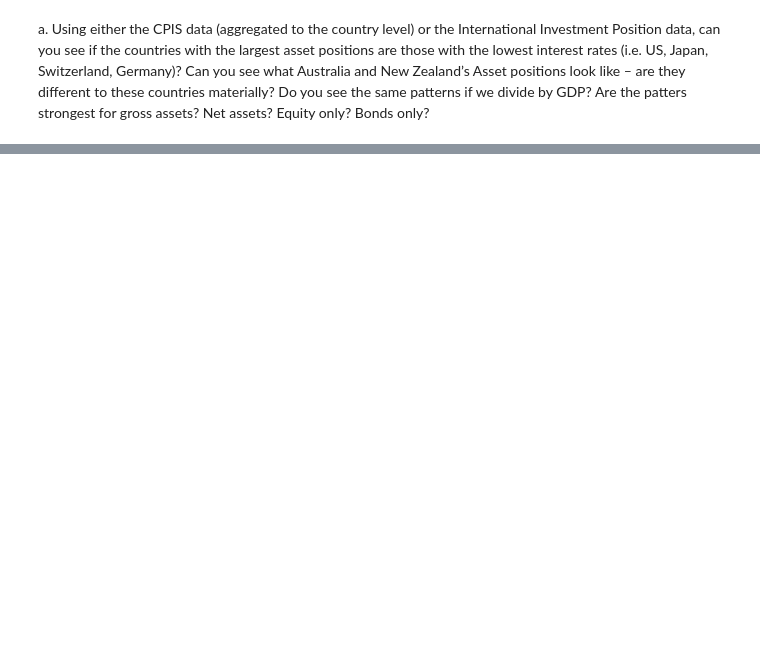
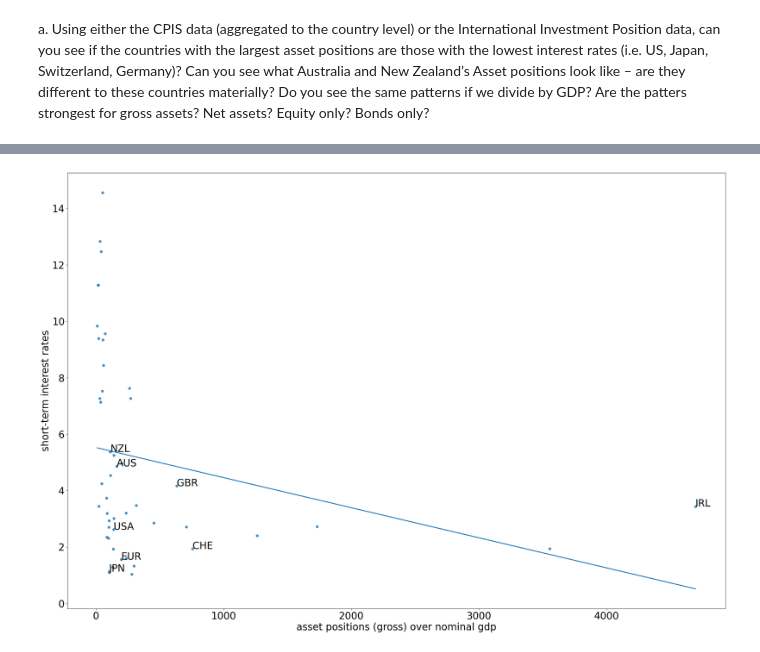
Before and after one commit to emilyfu1/riskoff, a Jupyter notebook: lookatdata.ipynb, the cells around one changed output, grey strips where cells are left out. Drawn from its saved outputs; the diff is of its cells as text; code cells hidden in the pictures; blank space fills up the shorter version.

```diff
--- a/lookatdata.ipynb
+++ b/lookatdata.ipynb
@@ -108,0 +153,19 @@ for idx, row in item_a.iterrows():
+# %%
+# small scatterplot (gross asset position, dividing by gdp)
+
+plt.rcParams.update({'font.size': 25})
+
+# open figure + axis
+fig = plt.subplots(figsize=(30,20))
+# plot
+ax = sns.regplot(x=item_a['iip_assetsgross/gdp'],y=item_a['shortterm'],ci=None)
+# set labels
+ax.set_xlabel('asset positions (gross) over nominal gdp')
+ax.set_ylabel('short-term interest rates')
+
+# annotate points in axis
+for idx, row in item_a.iterrows():
+    if idx in ['USA', 'GBR', 'JPN', 'EUR', 'IRL', 'CHE', 'AUS', 'NZL']:
+        ax.annotate(idx, (row['iip_assetsgross/gdp'], row['shortterm']) )
+# %% [output]
+[figure, added]
```
Also changed, not shown: parts of 10 cells of this notebook.
